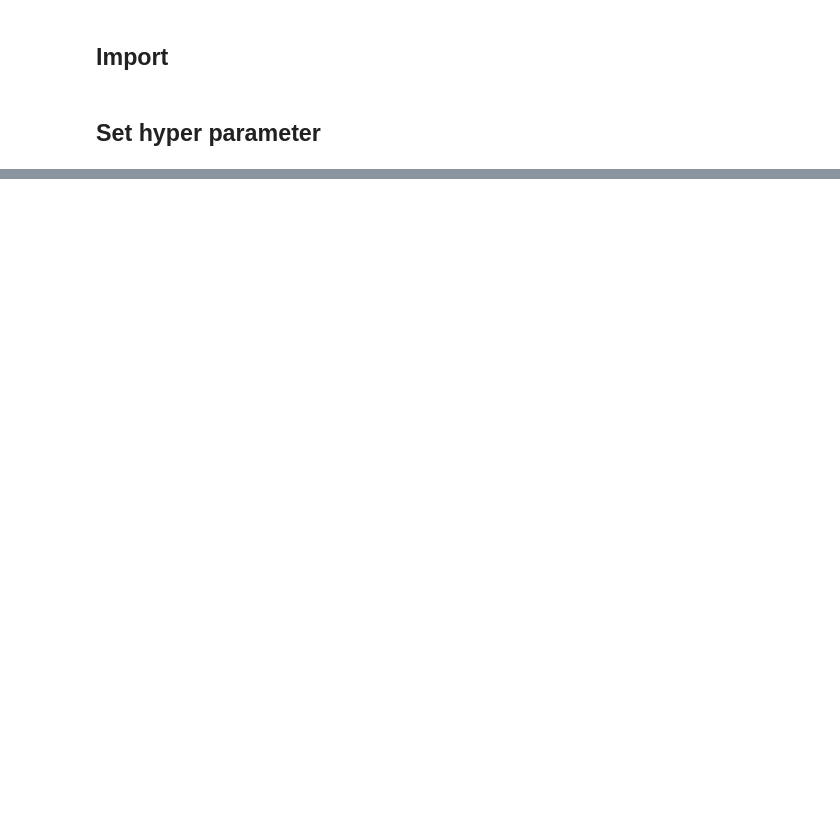
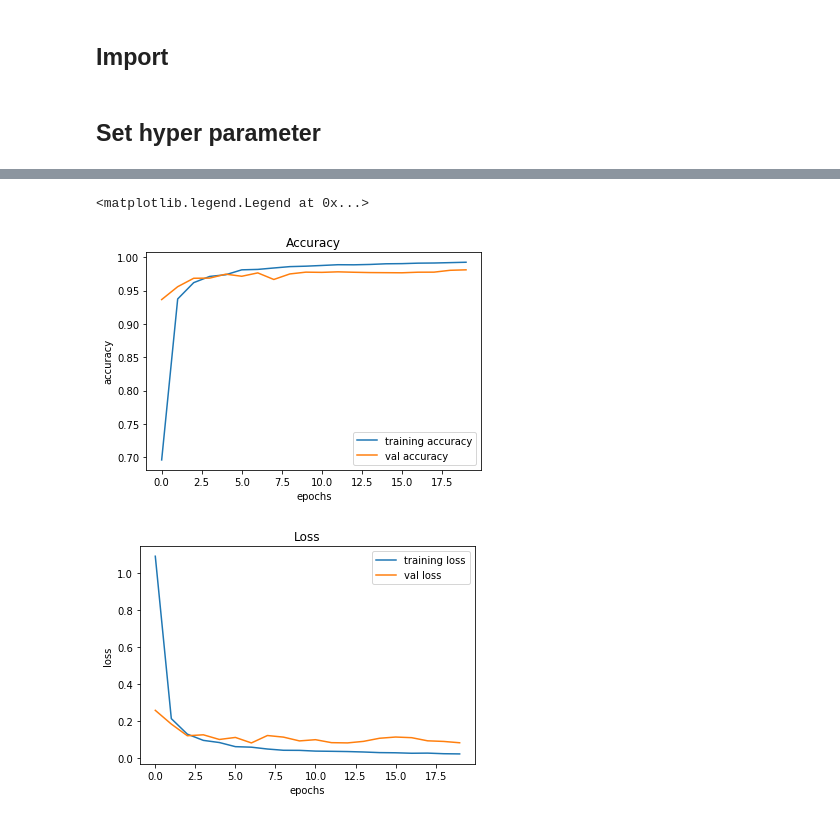
Before and after one commit to JINU-SUN/traffic-sign-classification, a Jupyter notebook: Train.ipynb, the cells around one changed output, grey strips where cells are left out. Drawn from its saved outputs; the diff is of its cells as text; code cells hidden in the pictures; blank space fills up the shorter version.

```diff
--- a/Train.ipynb
+++ b/Train.ipynb
@@ -53,16 +54,19 @@ def create_model(train_images, train_labels, test_images, test_labels):
     model = models.Sequential()
 
     model.add(Conv2D(filters=32, kernel_size=3, activation='relu', input_shape=(data_height, data_width, 3)))
+    model.add(Conv2D(filters=32, kernel_size=3, activation='relu'))
     model.add(MaxPool2D(pool_size=(2, 2)))
+    model.add(Dropout(rate=0.25))
+
+
     model.add(Conv2D(filters=64, kernel_size=3, activation='relu'))
+    #model.add(Conv2D(filters=64, kernel_size=3, activation='relu'))
     model.add(MaxPool2D(pool_size=(2, 2)))
-    model.add(Conv2D(filters=128, kernel_size=3, activation='relu'))
-    model.add(MaxPool2D(pool_size=(2, 2)))
+    model.add(Dropout(rate=0.25))
 
     model.add(Flatten())
-    model.add(Dense(120, activation='relu'))
-    model.add(Dense(84, activation='relu'))
-
+    model.add(Dense(256, activation='relu'))
+    model.add(Dropout(rate=0.5))
     model.add(Dense(43, activation='softmax'))
 
     model.compile(loss="sparse_categorical_crossentropy", optimizer='adam',
@@ -96,8 +100,5 @@ Trainable params: 168,627
 Non-trainable params: 0
 _________________________________________________________________
 # %%
-model.fit(X_train, Y_train, epochs=10, batch_size=64)
-
-test_loss, test_acc = model.evaluate(X_test, Y_test, verbose=2)
-print(test_loss, test_acc)
+history = model.fit(X_train, Y_train, epochs=20, batch_size=64, validation_data=(X_test, Y_test))
 # %% [output]
@@ -108,0 +134,23 @@ UnknownError: 2 root error(s) found.
+# %%
+#Display of the accuracy and the loss values
+import matplotlib.pyplot as plt
+
+plt.figure(0)
+plt.plot(history.history['acc'], label='training accuracy')
+plt.plot(history.history['val_acc'], label='val accuracy')
+plt.title('Accuracy')
+plt.xlabel('epochs')
+plt.ylabel('accuracy')
+plt.legend()
+
+plt.figure(1)
+plt.plot(history.history['loss'], label='training loss')
+plt.plot(history.history['val_loss'], label='val loss')
+plt.title('Loss')
+plt.xlabel('epochs')
+plt.ylabel('loss')
+plt.legend()
+# %% [output]
+<matplotlib.legend.Legend at 0x...>
+[figure, added]
+[figure, added]
```
Also changed, not shown: parts of 5 cells of this notebook, 20 other files.
